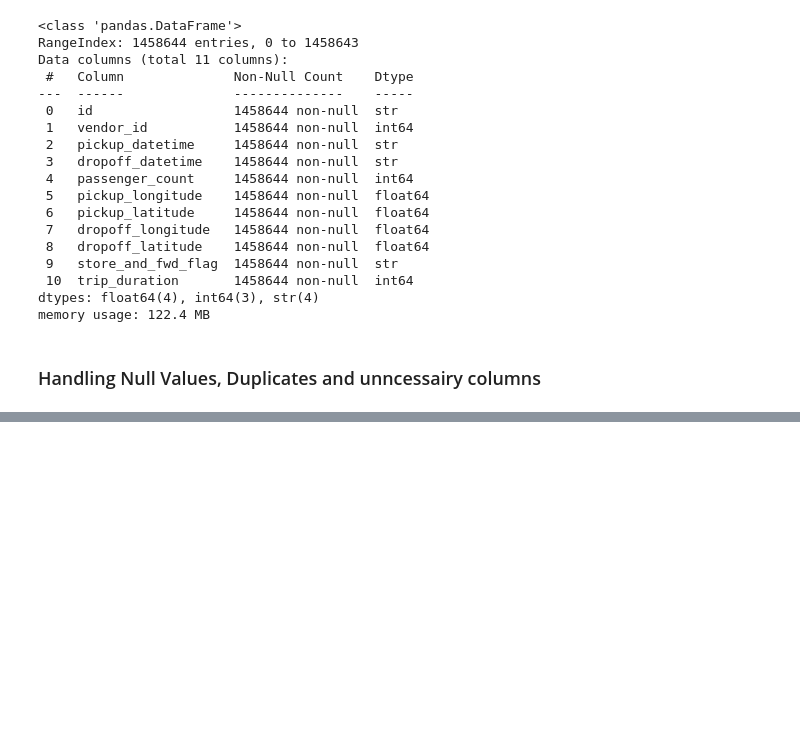
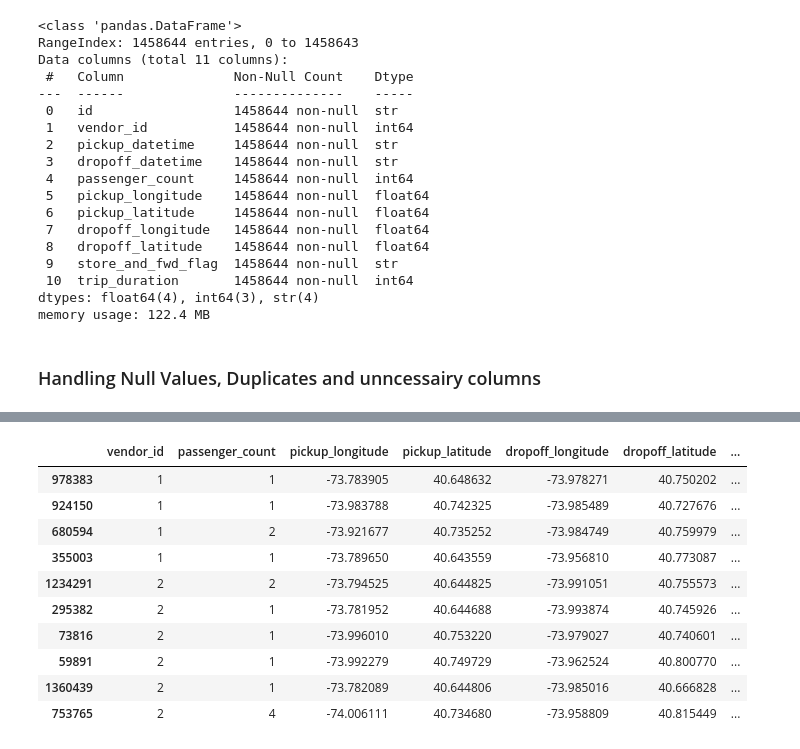
Before and after one commit to Ameddah-Mohamed/NYC-Taxi-Trip-Duration, a Jupyter notebook: main.ipynb, the cells around one changed output, grey strips where cells are left out. Saved outputs shown, nothing was run; the diff lists cells and outputs as text; code cells hidden in the pictures; blank space fills up the shorter version.

```diff
--- a/main.ipynb
+++ b/main.ipynb
@@ -89,0 +146,14 @@ print(df.duplicated().sum())
+# %%
+df.sort_values(by='trip_duration', ascending=False).head(10)
+# %% [output]
+|  | vendor_id | passenger_count | pickup_longitude | pickup_latitude | dropoff_longitude | dropoff_latitude | ... |
+| 978383 | 1 | 1 | -73.783905 | 40.648632 | -73.978271 | 40.750202 | ... |
+| 924150 | 1 | 1 | -73.983788 | 40.742325 | -73.985489 | 40.727676 | ... |
+| 680594 | 1 | 2 | -73.921677 | 40.735252 | -73.984749 | 40.759979 | ... |
+| 355003 | 1 | 1 | -73.789650 | 40.643559 | -73.956810 | 40.773087 | ... |
+| 1234291 | 2 | 2 | -73.794525 | 40.644825 | -73.991051 | 40.755573 | ... |
+| 295382 | 2 | 1 | -73.781952 | 40.644688 | -73.993874 | 40.745926 | ... |
+| 73816 | 2 | 1 | -73.996010 | 40.753220 | -73.979027 | 40.740601 | ... |
+| 59891 | 2 | 1 | -73.992279 | 40.749729 | -73.962524 | 40.800770 | ... |
+| 1360439 | 2 | 1 | -73.782089 | 40.644806 | -73.985016 | 40.666828 | ... |
+| 753765 | 2 | 4 | -74.006111 | 40.734680 | -73.958809 | 40.815449 | ... |
```
Also changed, not shown: parts of 14 cells of this notebook.
